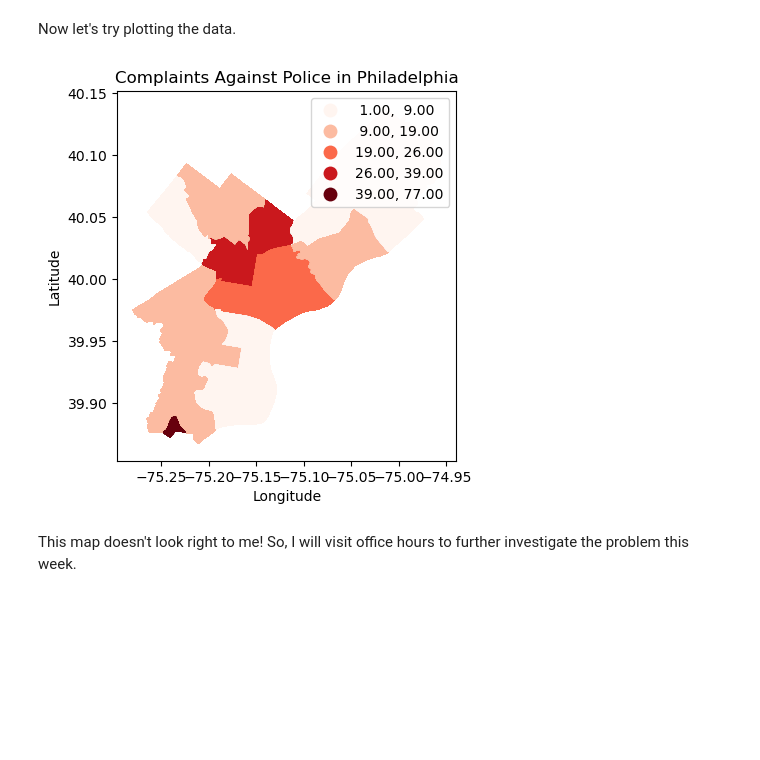
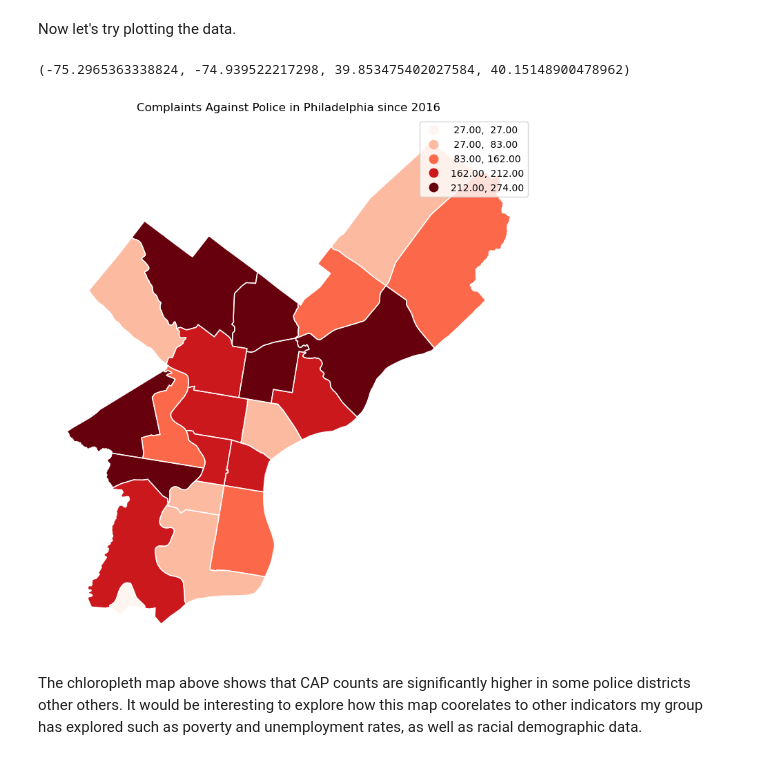
Before and after one commit to lindsey-morris/up221-lindsey, a Jupyter notebook: Week04/week4.ipynb, the cells around one changed output. Drawn from its saved outputs; the diff is of its cells as text; code cells hidden in the pictures; blank space fills up the shorter version.

Commit message:
Week 4

```diff
--- a/Week04/week4.ipynb
+++ b/Week04/week4.ipynb
@@ -22,0 +28,2 @@ df = pd.read_csv('complaints.csv')
+# %%
+df['Complaint Count'] = 1
@@ -23,3 +33,6 @@ df = pd.read_csv('complaints.csv')
+# %%
+# create a new column with the district information cast as string
+df["District_str"] = df["District"].astype(str)
 # %% [markdown]
 Inspect size of the data
 # %%
@@ -90,5 +104,5 @@ Now, let's view how many complaints each district has.
 # %%
-#count complaint values by district
-counts = df["District"].value_counts()
-print(counts)
+#count complaint values by district and save as df
+counts = df.value_counts(["District"]).reset_index(name= 'count')
+(counts)
 # %% [output]
@@ -202,7 +214,7 @@ District column was renamed correctly.
 Now, we should be able to merge the complaints dataset and the district boundary geojson file.
 # %%
 # Merge the dataframe and GeoDataFrame on a common field
-merged = gdf2.merge(df, on='District')
+merged = gdf2.merge(counts, on='District')
 # %%
 # get info for our merged data
 merged.info()
@@ -237,16 +245,19 @@ With the output above, we can see that the datasets have been merged.
 Now let's try plotting the data.
 # %%
 # Plot the merged GeoDataFrame
-merged.plot(column='District', cmap='Reds', scheme='fisher_jenks', legend=True)
+fig, ax = plt.subplots(figsize= (10,10))
+merged.plot(ax=ax, column='count', cmap='Reds', scheme='fisher_jenks', legend=True)
+merged.plot(ax=ax, facecolor='none', edgecolor='white')
 
 # Add a title and axis labels
-plt.title("Complaints Against Police in Philadelphia")
-plt.xlabel("Longitude")
-plt.ylabel("Latitude")
+ax.set_title("Complaints Against Police in Philadelphia since 2016")
+ax.set_xlabel("Longitude")
+ax.set_ylabel("Latitude")
 
-# Show the plot
-plt.show()
+#get rid of numbers on bottom of map
+ax.axis('off')
 # %% [output]
+(-75.2965363338824, -74.939522217298, 39.853475402027584, 40.15148900478962)
-[figure, old version]
+[figure, new version]
 # %% [markdown]
-This map doesn't look right to me! So, I will visit office hours to further investigate the problem this week.
+The chloropleth map above shows that CAP counts are significantly higher in some police districts other others. It would be interesting to explore how this map coorelates to other indicators my group has explored such as poverty and unemployment rates, as well as racial demographic data.
```
Also changed, not shown: parts of 20 cells of this notebook.
